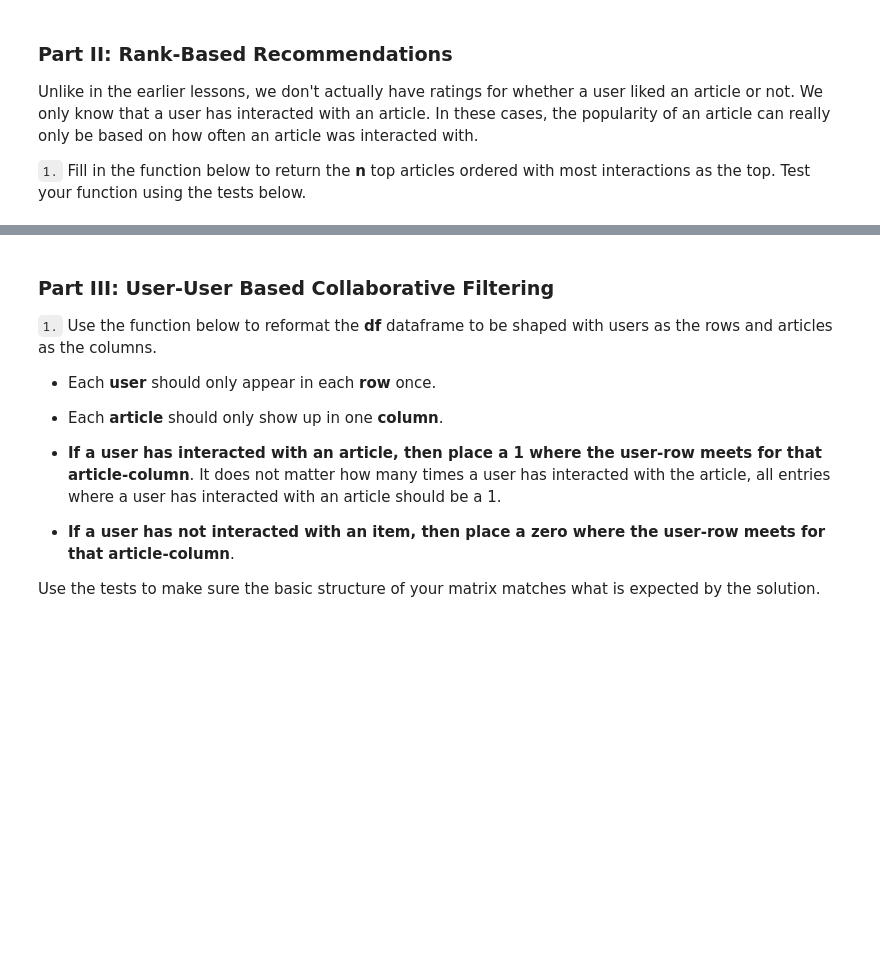
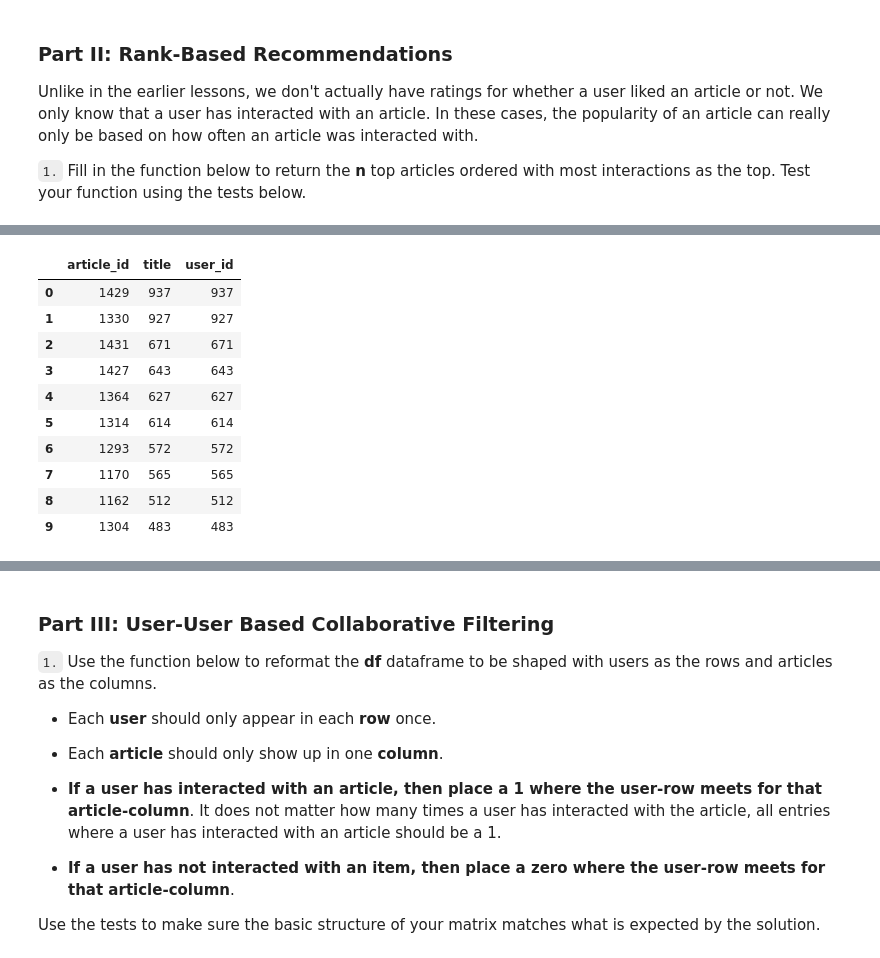
Before and after one commit to ania4data/IBM_recommendation_system, a Jupyter notebook: Recommendations_with_IBM.ipynb, the cells around one changed output, grey strips where cells are left out. Saved outputs shown, nothing was run; the diff lists cells and outputs as text; code cells hidden in the pictures; blank space fills up the shorter version.

```diff
--- a/Recommendations_with_IBM.ipynb
+++ b/Recommendations_with_IBM.ipynb
@@ -390,0 +437,15 @@ Unlike in the earlier lessons, we don't actually have ratings for whether a user
+# %%
+x = x.iloc[0:10]
+x
+# %% [output]
+|  | article_id | title | user_id |
+| 0 | 1429 | 937 | 937 |
+| 1 | 1330 | 927 | 927 |
+| 2 | 1431 | 671 | 671 |
+| 3 | 1427 | 643 | 643 |
+| 4 | 1364 | 627 | 627 |
+| 5 | 1314 | 614 | 614 |
+| 6 | 1293 | 572 | 572 |
+| 7 | 1170 | 565 | 565 |
+| 8 | 1162 | 512 | 512 |
+| 9 | 1304 | 483 | 483 |
```
Also changed, not shown: parts of 19 cells of this notebook.
